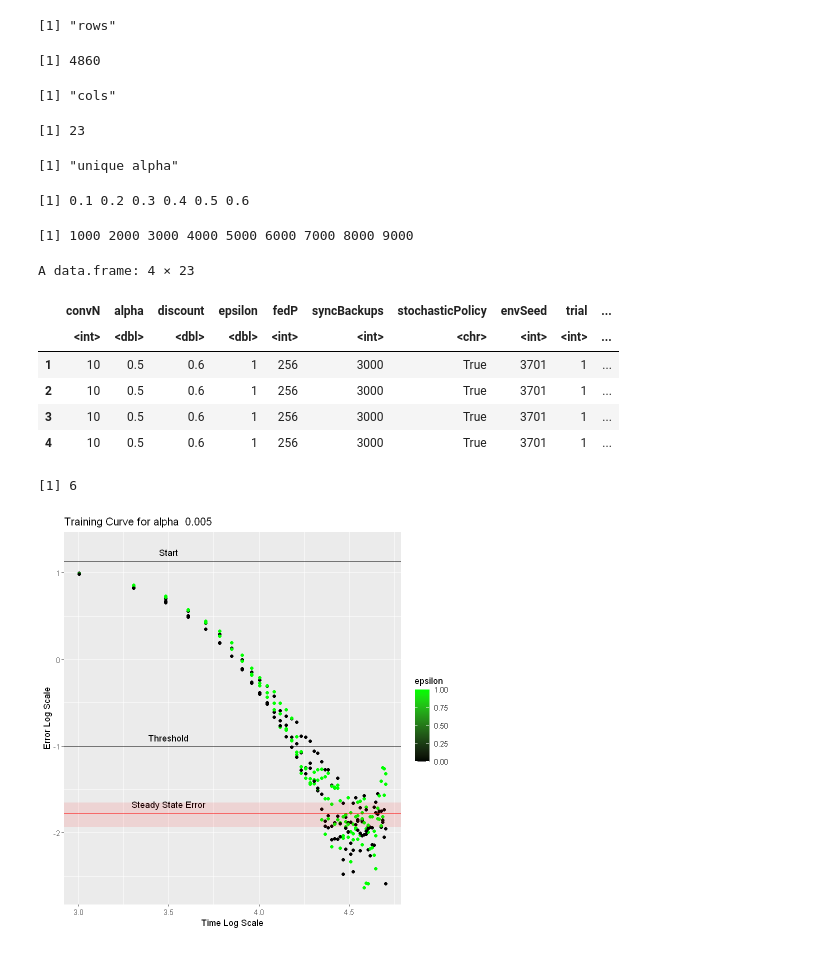
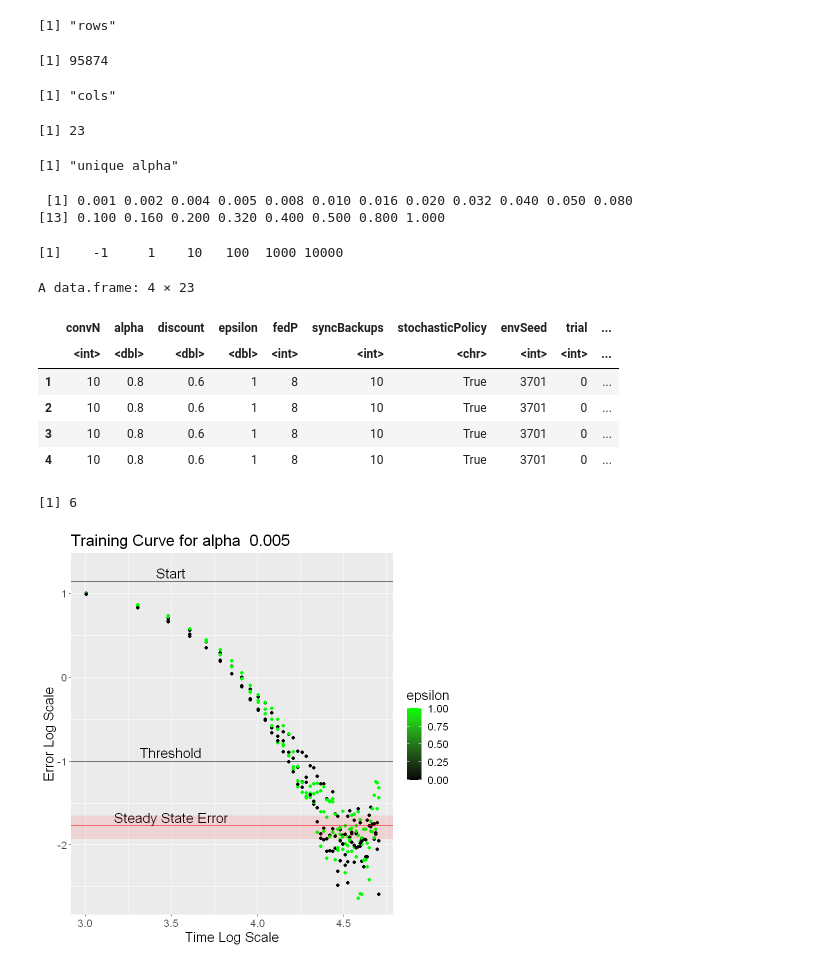
Before and after one commit to MichaelEinhorn/FederatedRL, a Jupyter notebook: trajectoriesR.ipynb, the cells around one changed output. Drawn from its saved outputs; the diff is of its cells as text; code cells hidden in the pictures.

```diff
--- a/trajectoriesR.ipynb
+++ b/trajectoriesR.ipynb
@@ -2,7 +2,7 @@
 library(ggplot2)
 # %%
 # dataFull <- read.csv("mdpv4Traj.csv", header=TRUE)
-dataFull <- read.csv("mdpvKTraj.csv", header=TRUE)
+dataFull <- read.csv("mdpv4Traj.csv", header=TRUE)
 dataFull <- dataFull[dataFull$alpha <= 1, ]
 print("rows")
 nrow(dataFull)
@@ -15,57 +15,59 @@ sort(unique(dataFull$syncBackups))
 head(dataFull, 4)
 # %% [output]
 [1] "rows"
-[1] 4860
+[1] 95874
 [1] "cols"
 [1] 23
 [1] "unique alpha"
-[1] 0.1 0.2 0.3 0.4 0.5 0.6
+ [1] 0.001 0.002 0.004 0.005 0.008 0.010 0.016 0.020 0.032 0.040 0.050 0.080
+[13] 0.100 0.160 0.200 0.320 0.400 0.500 0.800 1.000
-[1] 1000 2000 3000 4000 5000 6000 7000 8000 9000
+[1]    -1     1    10   100  1000 10000
 A data.frame: 4 × 23
 |  | convN | alpha | discount | epsilon | fedP | syncBackups | stochasticPolicy | envSeed | trial | ... |
 |  | <int> | <dbl> | <dbl> | <dbl> | <int> | <int> | <chr> | <int> | <int> | ... |
-| 1 | 10 | 0.5 | 0.6 | 1 | 256 | 3000 | True | 3701 | 1 | ... |
-| 2 | 10 | 0.5 | 0.6 | 1 | 256 | 3000 | True | 3701 | 1 | ... |
-| 3 | 10 | 0.5 | 0.6 | 1 | 256 | 3000 | True | 3701 | 1 | ... |
-| 4 | 10 | 0.5 | 0.6 | 1 | 256 | 3000 | True | 3701 | 1 | ... |
+| 1 | 10 | 0.8 | 0.6 | 1 | 8 | 10 | True | 3701 | 0 | ... |
+| 2 | 10 | 0.8 | 0.6 | 1 | 8 | 10 | True | 3701 | 0 | ... |
+| 3 | 10 | 0.8 | 0.6 | 1 | 8 | 10 | True | 3701 | 0 | ... |
+| 4 | 10 | 0.8 | 0.6 | 1 | 8 | 10 | True | 3701 | 0 | ... |
 # %%
 a = 0.005
 title <- paste("Training Curve for alpha ", a)
 data <- dataFull[dataFull$alpha == a & (dataFull$syncBackups == 1 | dataFull$syncBackups == -1) & dataFull$fedP == 1,]
 nrow(data[data$epsToBackup == 1010,])
 sqDiff = data$diffs ** 2
 
 avgDiffs = c()
 
 for (trial in unique(data$trial)){
     for (eps in unique(data$epsilon)){
         temp <- data[data$trial == trial & data$epsilon == eps,]
         tempTime <- max(temp$epsToBackup)
         temp <- temp[temp$epsToBackup > tempTime - 10 * 1010,]
         diff <- mean(temp$diffs ** 2)
         avgDiffs = append(avgDiffs, diff)
     }
 }
 # print(mean(avgDiffs))
 # print(sd(avgDiffs))
 
 time <- data$epsToBackup
 p <- ggplot(data, aes(x=log10(time), y=log10(sqDiff)))
 p <- p + ggtitle(title)
+p <- p + theme(text = element_text(size = 16))
+p <- p + xlab("Time Log Scale") + ylab("Error Log Scale")
 p <- p + geom_point(aes(colour = epsilon))
-p <- p + xlab("Time Log Scale") + ylab("Error Log Scale")
 p <- p + scale_color_gradientn(colors = c("black", "green"))
 p <- p + ylim(NA, log10(15) + 0.1) # needed to keep top line not grayed out
-p <- p + geom_hline(yintercept=log10(0.1)) + annotate(geom="text", x=3.5, y=log10(0.1) + 0.1, label="Threshold")
-p <- p + geom_hline(yintercept=log10(13.731440581206959)) + annotate(geom="text", x=3.5, y=log10(13.731440581206959) + 0.1, label="Start")
-p <- p + geom_hline(yintercept=log10(mean(avgDiffs)), color="red") + annotate(geom="text", x=3.5, y=log10(mean(avgDiffs)) + 0.1, label="Steady State Error")
+p <- p + geom_hline(yintercept=log10(0.1)) + annotate(geom="text", x=3.5, y=log10(0.1) + 0.1, label="Threshold", size=6)
+p <- p + geom_hline(yintercept=log10(13.731440581206959)) + annotate(geom="text", x=3.5, y=log10(13.731440581206959) + 0.1, label="Start", size=6)
+p <- p + geom_hline(yintercept=log10(mean(avgDiffs)), color="red") + annotate(geom="text", x=3.5, y=log10(mean(avgDiffs)) + 0.1, label="Steady State Error", size=6)
 p <- p + geom_rect(data=data[1,], inherit.aes=FALSE, xmin=0, xmax=Inf, ymin=log10(mean(avgDiffs) - sd(avgDiffs)), ymax=log10(mean(avgDiffs) + sd(avgDiffs)), fill="red", alpha=0.1) # steady state error sd
 p
 
 # ggsave(filename=paste("graphs/", title, ".png"), plot=p, device="png")
 # %% [output]
 [1] 6
-[figure, old version]
+[figure, new version]
 # %%
 a = 0.005
 N = 16
```
Also changed, not shown: parts of 6 cells of this notebook, 12 other files.
